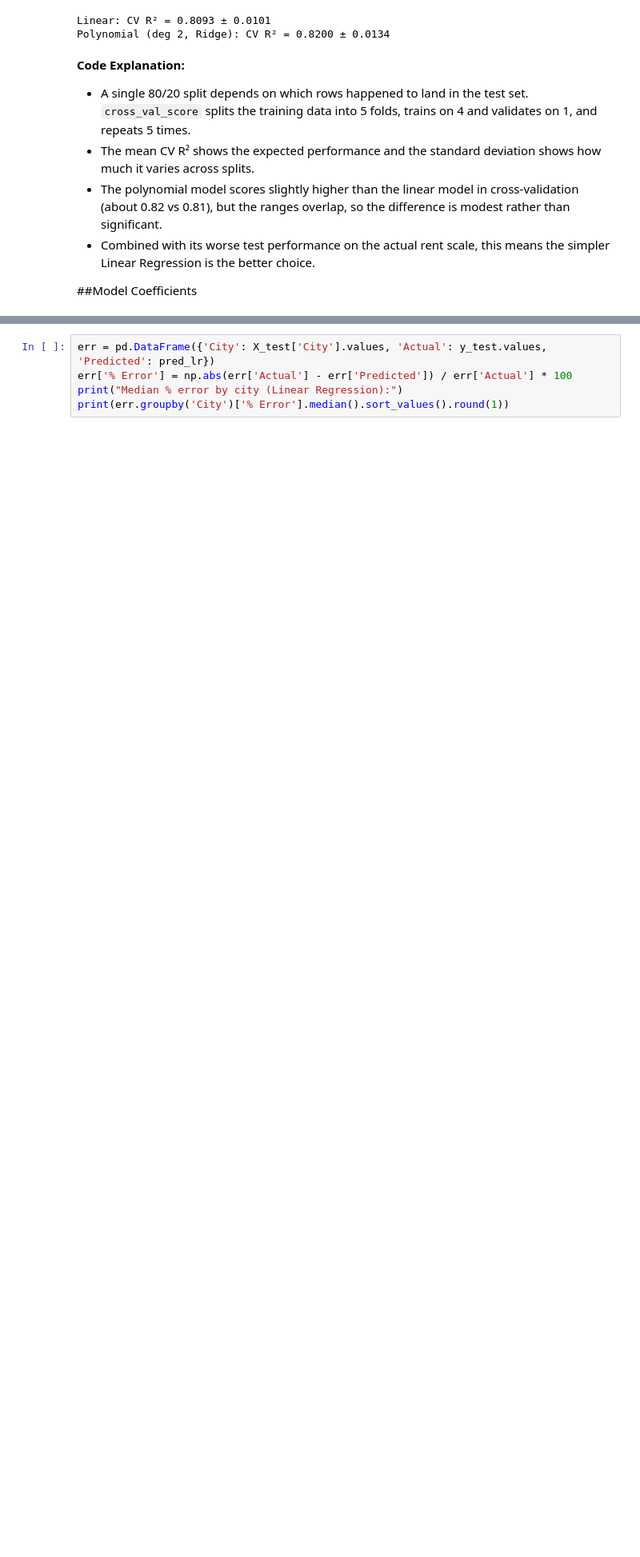
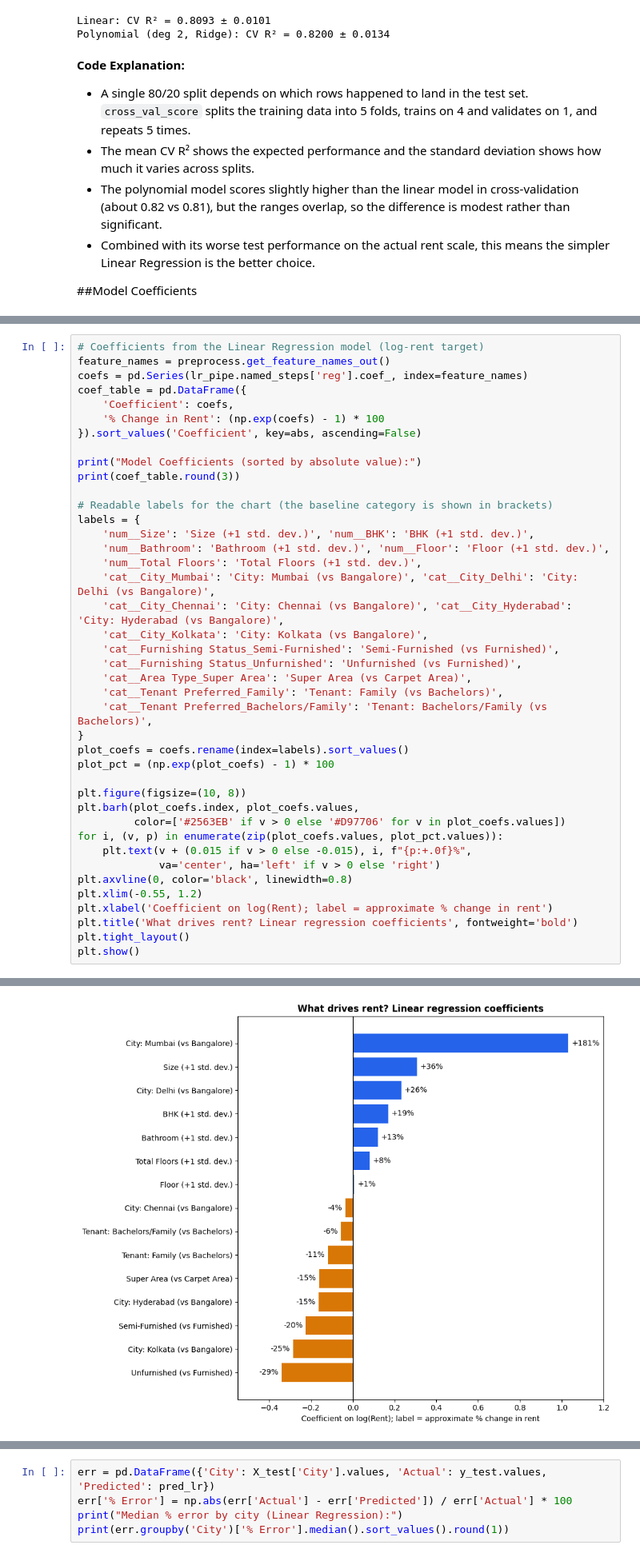
Before and after one commit to Foundnationz/house-rent-prediction, a Jupyter notebook: notebooks/Rent_Prediction_Colab.ipynb, the cells around one changed output, grey strips where cells are left out. Shown at 80% size. Saved outputs shown, nothing was run; the diff lists cells and outputs as text; blank space fills up the shorter version.

```diff
--- a/notebooks/Rent_Prediction_Colab.ipynb
+++ b/notebooks/Rent_Prediction_Colab.ipynb
@@ -634,0 +603,42 @@ num__Floor                                    0.007             0.723
+# %%
+# Coefficients from the Linear Regression model (log-rent target)
+feature_names = preprocess.get_feature_names_out()
+coefs = pd.Series(lr_pipe.named_steps['reg'].coef_, index=feature_names)
+coef_table = pd.DataFrame({
+    'Coefficient': coefs,
+    '% Change in Rent': (np.exp(coefs) - 1) * 100
+}).sort_values('Coefficient', key=abs, ascending=False)
+
+print("Model Coefficients (sorted by absolute value):")
+print(coef_table.round(3))
+
+# Readable labels for the chart (the baseline category is shown in brackets)
+labels = {
+    'num__Size': 'Size (+1 std. dev.)', 'num__BHK': 'BHK (+1 std. dev.)',
+    'num__Bathroom': 'Bathroom (+1 std. dev.)', 'num__Floor': 'Floor (+1 std. dev.)',
+    'num__Total Floors': 'Total Floors (+1 std. dev.)',
+    'cat__City_Mumbai': 'City: Mumbai (vs Bangalore)', 'cat__City_Delhi': 'City: Delhi (vs Bangalore)',
+    'cat__City_Chennai': 'City: Chennai (vs Bangalore)', 'cat__City_Hyderabad': 'City: Hyderabad (vs Bangalore)',
+    'cat__City_Kolkata': 'City: Kolkata (vs Bangalore)',
+    'cat__Furnishing Status_Semi-Furnished': 'Semi-Furnished (vs Furnished)',
+    'cat__Furnishing Status_Unfurnished': 'Unfurnished (vs Furnished)',
+    'cat__Area Type_Super Area': 'Super Area (vs Carpet Area)',
+    'cat__Tenant Preferred_Family': 'Tenant: Family (vs Bachelors)',
+    'cat__Tenant Preferred_Bachelors/Family': 'Tenant: Bachelors/Family (vs Bachelors)',
+}
+plot_coefs = coefs.rename(index=labels).sort_values()
+plot_pct = (np.exp(plot_coefs) - 1) * 100
+
+plt.figure(figsize=(10, 8))
+plt.barh(plot_coefs.index, plot_coefs.values,
+         color=['#2563EB' if v > 0 else '#D97706' for v in plot_coefs.values])
+for i, (v, p) in enumerate(zip(plot_coefs.values, plot_pct.values)):
+    plt.text(v + (0.015 if v > 0 else -0.015), i, f"{p:+.0f}%",
+             va='center', ha='left' if v > 0 else 'right')
+plt.axvline(0, color='black', linewidth=0.8)
+plt.xlim(-0.55, 1.2)
+plt.xlabel('Coefficient on log(Rent); label = approximate % change in rent')
+plt.title('What drives rent? Linear regression coefficients', fontweight='bold')
+plt.tight_layout()
+plt.show()
+# %% [output]
@@ -635,3 +662,4 @@ num__Floor                                    0.007             0.723
+[figure, added]
 # %% [markdown]
 **Code Explanation:**
 * These coefficients come from the Linear Regression model (standardized numeric features, one-hot categorical features, log(Rent) target).
```
Also changed, not shown: parts of 9 cells of this notebook.
